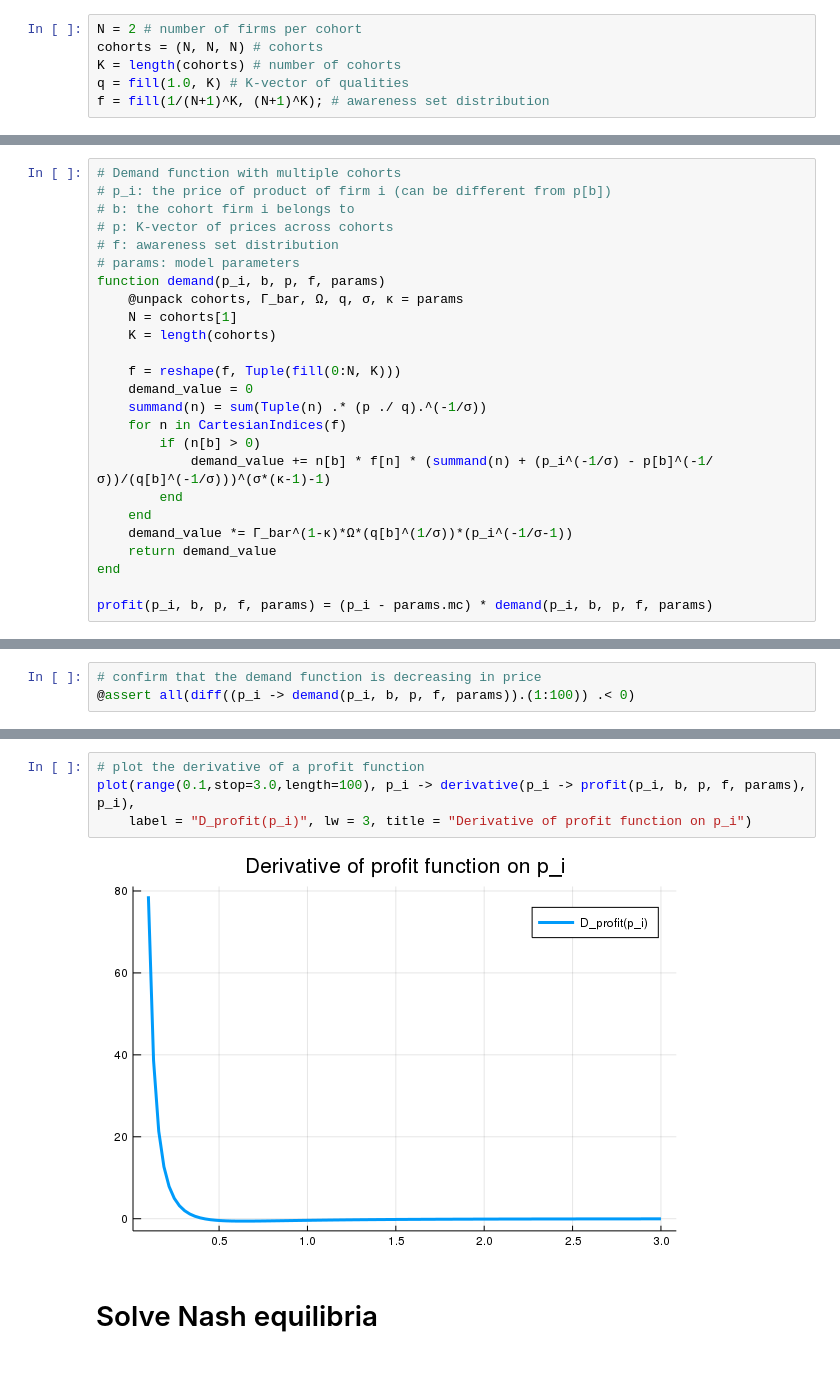
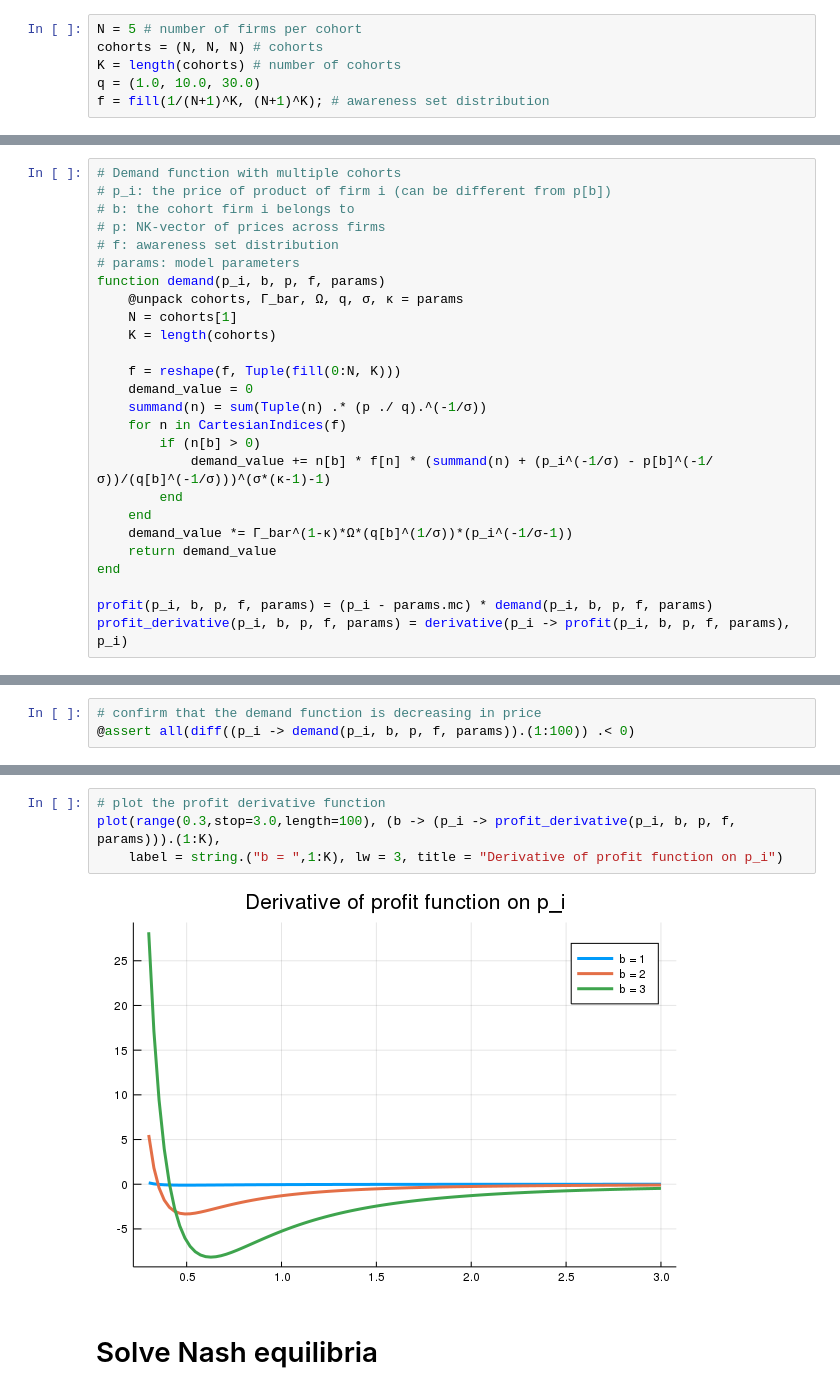
Before and after one commit to lnsongxf/Perla1.jl, a Jupyter notebook: demand-function-with-multiple-cohorts.ipynb, the cells around one changed output, grey strips where cells are left out. Cells and saved outputs as stored; diff of their text form.

Commit message:
Add plots for all cohorts

```diff
--- a/demand-function-with-multiple-cohorts.ipynb
+++ b/demand-function-with-multiple-cohorts.ipynb
@@ -6,10 +6,10 @@ gr(fmt = :png);
 # %% [markdown]
 # Model specification
 # %%
-N = 2 # number of firms per cohort
+N = 5 # number of firms per cohort
 cohorts = (N, N, N) # cohorts
 K = length(cohorts) # number of cohorts
-q = fill(1.0, K) # K-vector of qualities
+q = (1.0, 10.0, 30.0)
 f = fill(1/(N+1)^K, (N+1)^K); # awareness set distribution
 # %%
 params = (cohorts = cohorts, Γ_bar = 1.0, Ω = 1.0, q = q, σ = 0.5, κ = 1.5, mc = 0.2)
@@ -21,7 +21,7 @@ params = (cohorts = cohorts, Γ_bar = 1.0, Ω = 1.0, q = q, σ = 0.5, κ = 1.5,
 # Demand function with multiple cohorts
 # p_i: the price of product of firm i (can be different from p[b])
 # b: the cohort firm i belongs to
-# p: K-vector of prices across cohorts
+# p: NK-vector of prices across firms
 # f: awareness set distribution
 # params: model parameters
 function demand(p_i, b, p, f, params)
@@ -42,4 +42,5 @@ function demand(p_i, b, p, f, params)
 end
 
 profit(p_i, b, p, f, params) = (p_i - params.mc) * demand(p_i, b, p, f, params)
+profit_derivative(p_i, b, p, f, params) = derivative(p_i -> profit(p_i, b, p, f, params), p_i)
 # %% [output]
@@ -67,9 +68,9 @@ plot(range(0.1,stop=3.0,length=100), p_i -> profit(p_i, b, p, f, params),
 # %%
-# plot the derivative of a profit function
-plot(range(0.1,stop=3.0,length=100), p_i -> derivative(p_i -> profit(p_i, b, p, f, params), p_i),
-    label = "D_profit(p_i)", lw = 3, title = "Derivative of profit function on p_i")
+# plot the profit derivative function
+plot(range(0.3,stop=3.0,length=100), (b -> (p_i -> profit_derivative(p_i, b, p, f, params))).(1:K),
+    label = string.("b = ",1:K), lw = 3, title = "Derivative of profit function on p_i")
 # %% [output]
-[figure, old version]
+[figure, new version]
 # %% [markdown]
 # Solve Nash equilibria
 # %%
```
Also changed, not shown: parts of 6 cells of this notebook.
